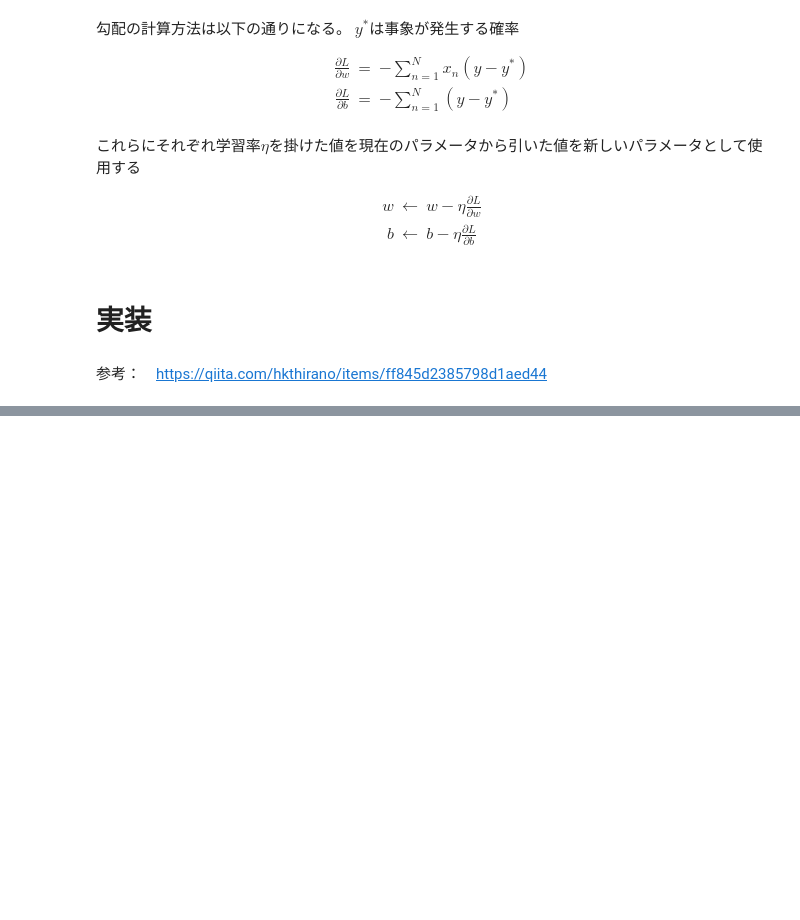
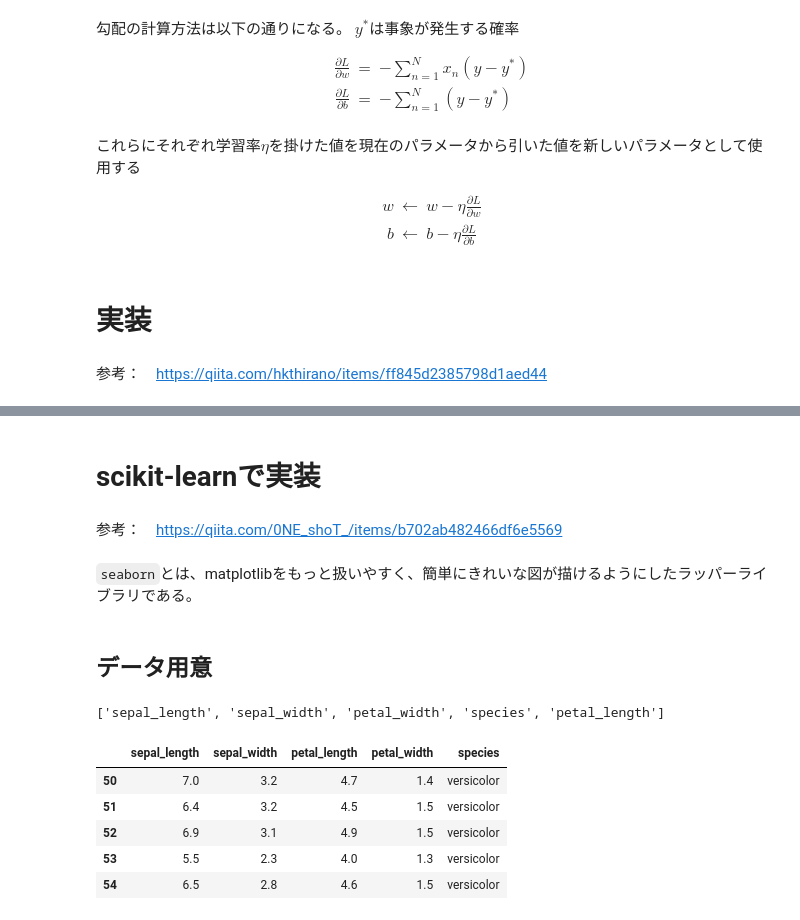
Before and after one commit to gitboku/statistics-practice, a Jupyter notebook: ロジスティック回帰分析.ipynb, the cells around one changed output, grey strips where cells are left out. Drawn from its saved outputs; the diff is of its cells as text; code cells hidden in the pictures; blank space fills up the shorter version.

Commit message:
scikit-learnで実装

```diff
--- a/ロジスティック回帰分析.ipynb
+++ b/ロジスティック回帰分析.ipynb
@@ -168,0 +167,25 @@ plt.close()
+# %% [markdown]
+# scikit-learnで実装
+# %% [markdown]
+参考：　https://qiita.com/0NE_shoT_/items/b702ab482466df6e5569
+# %% [markdown]
+`seaborn`とは、matplotlibをもっと扱いやすく、簡単にきれいな図が描けるようにしたラッパーライブラリである。
+# %% [markdown]
+## データ用意
+# %%
+import seaborn as sns
+iris_df = sns.load_dataset('iris') # データセットの読み込み
+
+iris_test = list(set(iris_df))
+print(iris_test)
+
+iris_df = iris_df[(iris_df['species']=='versicolor') | (iris_df['species']=='virginica')] # 簡単のため、2品種に絞る
+iris_df.head()
+# %% [output]
+['sepal_length', 'sepal_width', 'petal_width', 'species', 'petal_length']
+|  | sepal_length | sepal_width | petal_length | petal_width | species |
+| 50 | 7.0 | 3.2 | 4.7 | 1.4 | versicolor |
+| 51 | 6.4 | 3.2 | 4.5 | 1.5 | versicolor |
+| 52 | 6.9 | 3.1 | 4.9 | 1.5 | versicolor |
+| 53 | 5.5 | 2.3 | 4.0 | 1.3 | versicolor |
+| 54 | 6.5 | 2.8 | 4.6 | 1.5 | versicolor |
```
Also changed, not shown: parts of 7 cells of this notebook.
